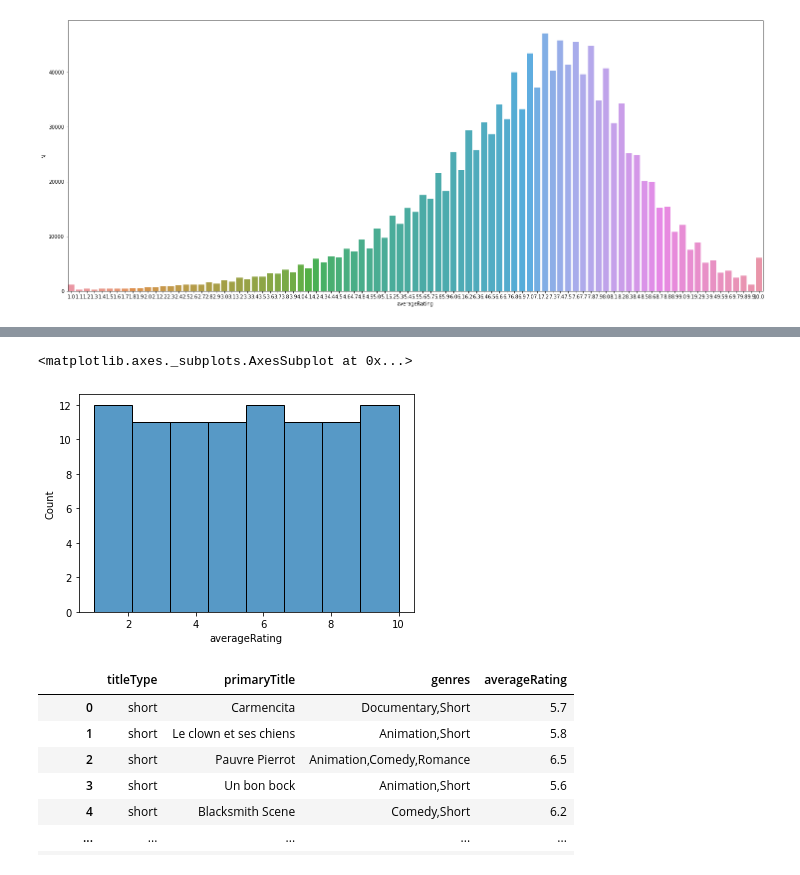
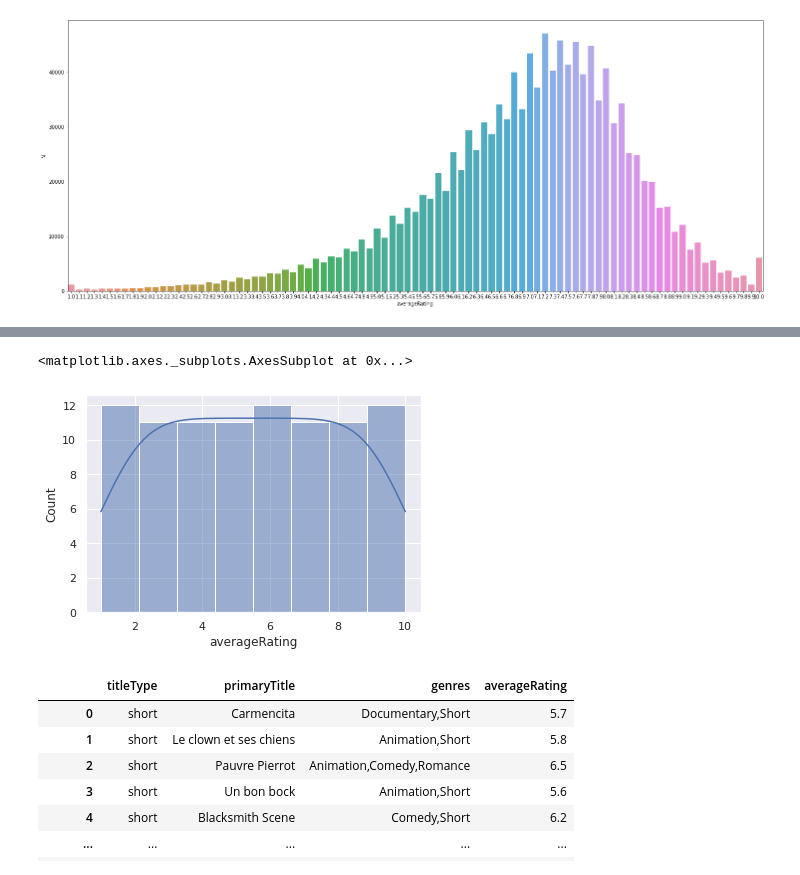
Before and after one commit to data-IA-2022/Netfloox_Asmae_Fengfeng_J-r-my, a Jupyter notebook: Netflooooox_Fengfeng.ipynb, the cells around one changed output, grey strips where cells are left out. Cells and saved outputs as stored; diff of their text form; code cells hidden in the pictures.

```diff
--- a/Netflooooox_Fengfeng.ipynb
+++ b/Netflooooox_Fengfeng.ipynb
@@ -203,5 +261,5 @@ sns.barplot(data=df_ratingsMovie2, x="averageRating", y="N")
 # %%
-sns.histplot(data=df_ratingsMovie2, x="averageRating")
+sns.histplot(data=df_ratingsMovie2, x="averageRating", kde=True)
 # %% [output]
 <matplotlib.axes._subplots.AxesSubplot at 0x...>
-[figure, old version]
+[figure, new version]
```
Also changed, not shown: parts of 11 cells of this notebook.
